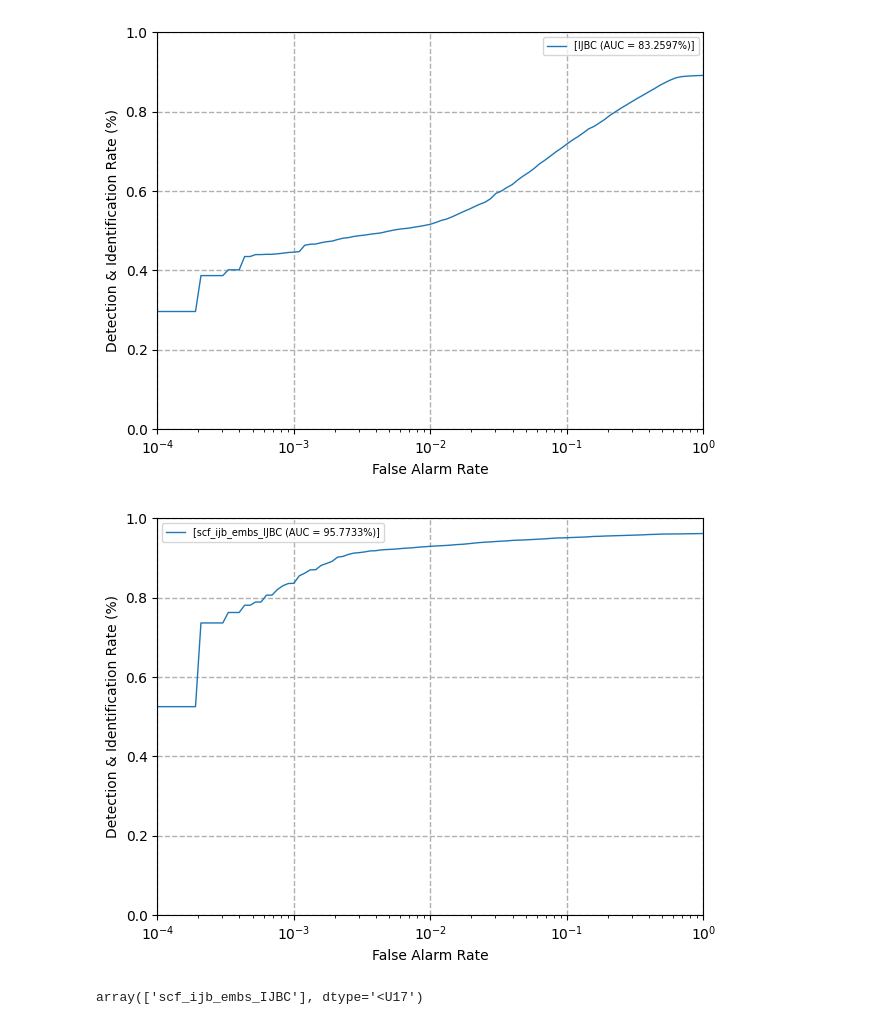
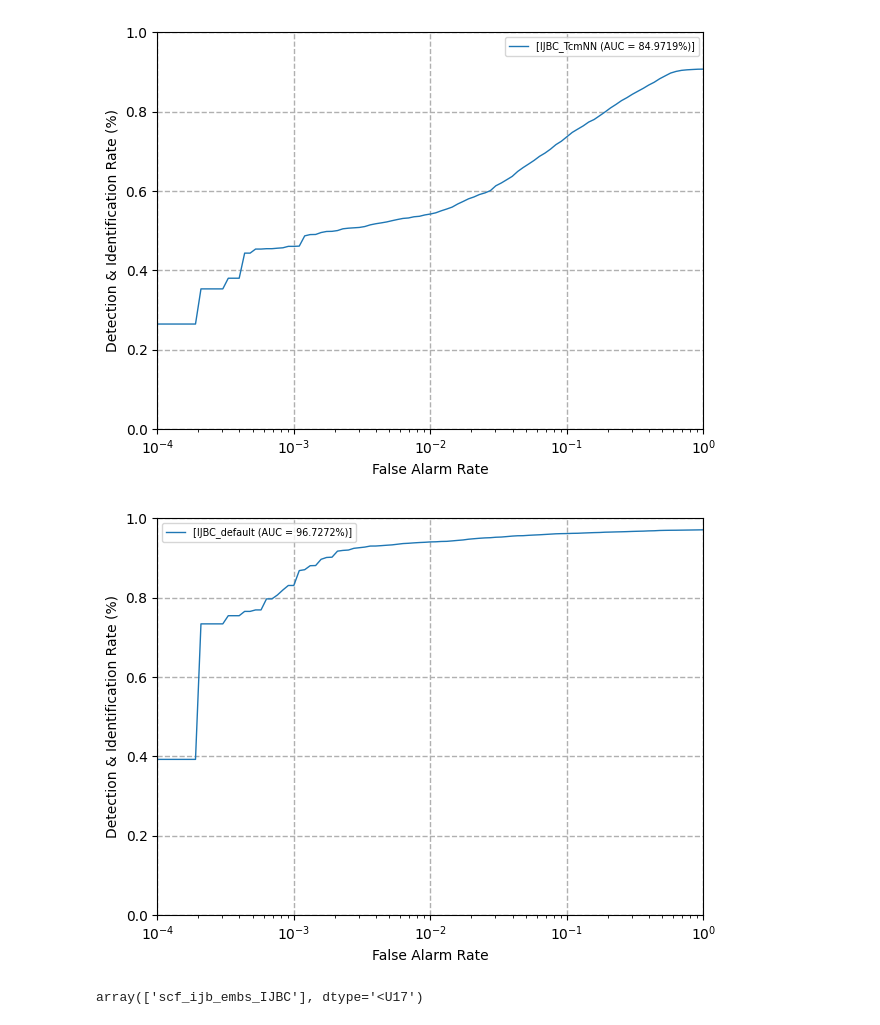
Before and after one commit to vanekek/face_ue, a Jupyter notebook: sandbox/model.ipynb, the cells around one changed output. Drawn from its saved outputs; the diff is of its cells as text; code cells hidden in the pictures.

Commit message:
save plots

```diff
--- a/sandbox/model.ipynb
+++ b/sandbox/model.ipynb
@@ -7,8 +7,8 @@ from pytorch_lightning import Trainer
 from face_lib.models.scf import SphereConfidenceFace
 # %%
 import numpy as np
-d = np.load('/app/outputs/IJB_result/IJBC.npz')
+d = np.load('/app/outputs/IJB_result/IJBC_TcmNN.npz')
 # %%
-plot_dir_far_cmc_scores(d['scores'], d['names']);
+fig = plot_dir_far_cmc_scores(d['scores'], d['names'])
 # %% [output]
-[figure, old version]
+[figure, new version]
@@ -15,8 +17,8 @@ plot_dir_far_cmc_scores(d['scores'], d['names']);
 # %%
-
+d = np.load('/app/outputs/IJB_result/IJBC_default.npz')
 plot_dir_far_cmc_scores(d['scores'], d['names']);
 # %% [output]
-[figure, old version]
+[figure, new version]
 # %%
 d['names']
 # %% [output]
```
Also changed, not shown: parts of 1 cell of this notebook, 3 other files.
